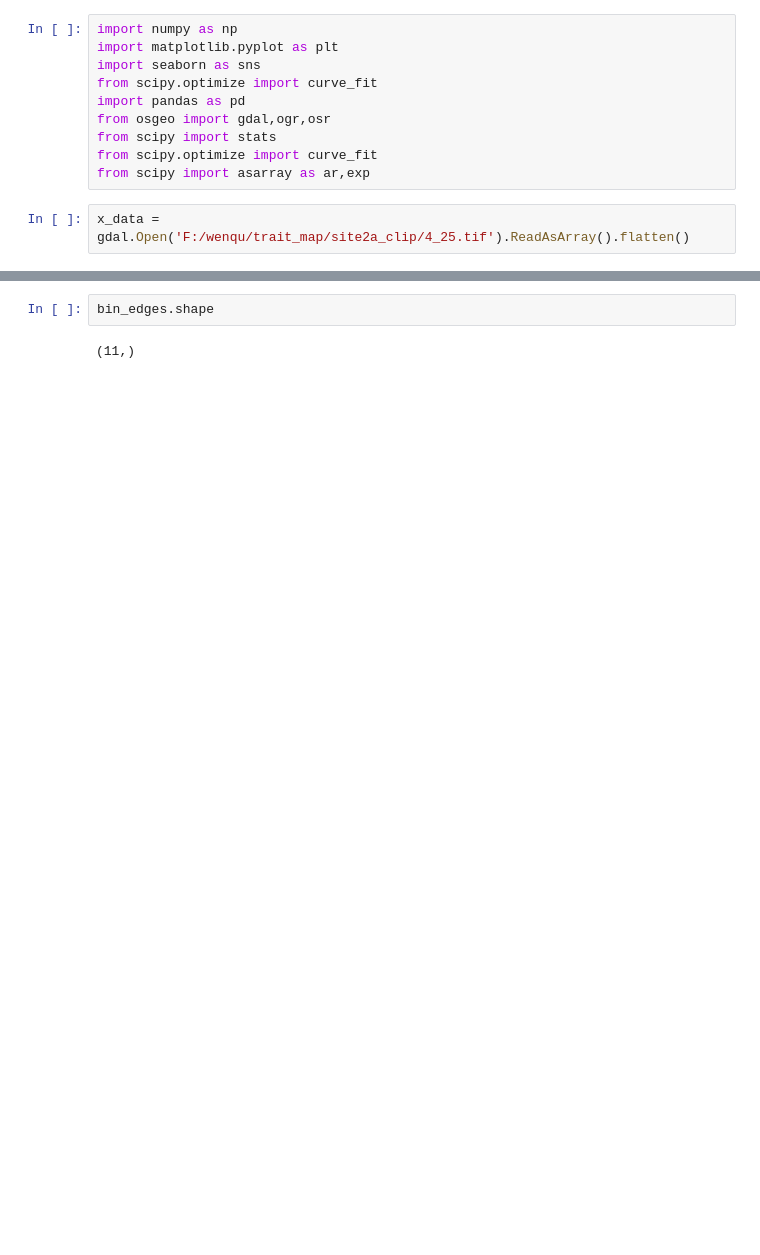
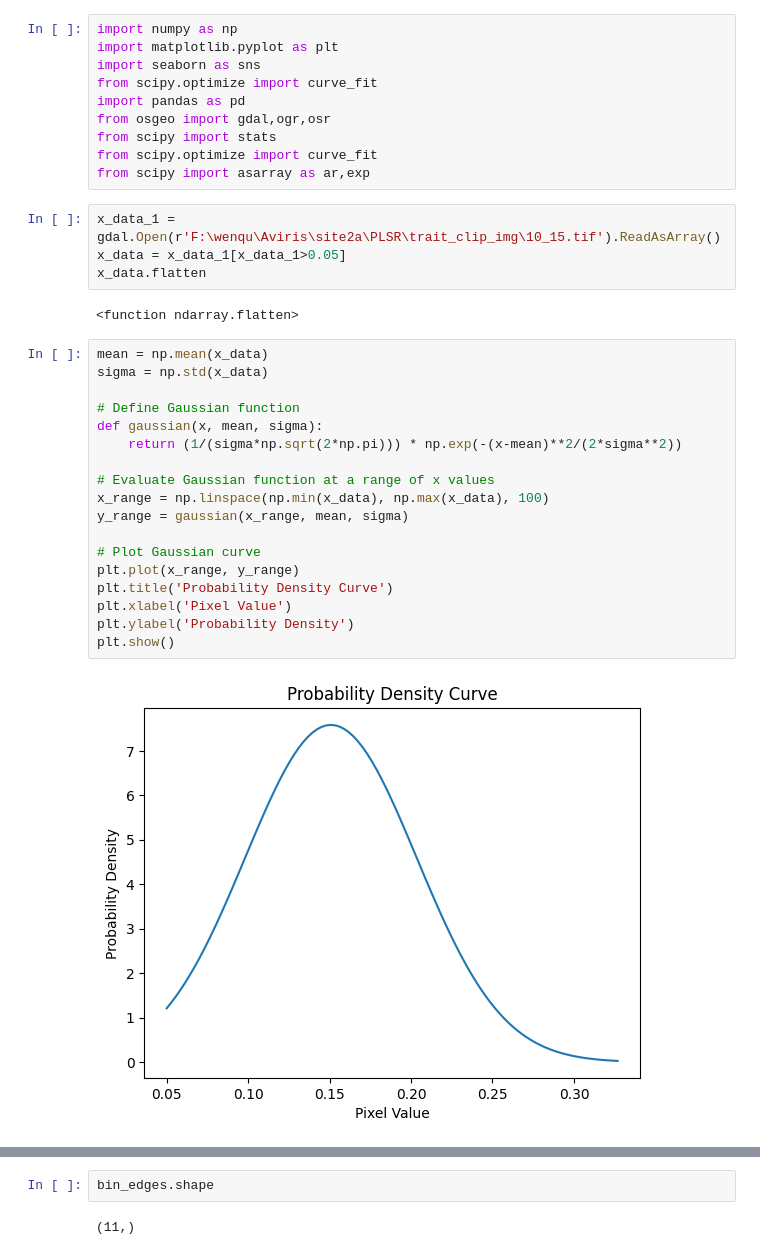
Before and after one commit to wenquchen/hytools, a Jupyter notebook: guassian_pdf.ipynb, the cells around one changed output, grey strips where cells are left out. Saved outputs shown, nothing was run; the diff lists cells and outputs as text; blank space fills up the shorter version.

```diff
--- a/guassian_pdf.ipynb
+++ b/guassian_pdf.ipynb
@@ -9,4 +9,28 @@ from scipy import stats
 from scipy.optimize import curve_fit
 from scipy import asarray as ar,exp
 # %%
-x_data = gdal.Open('F:/wenqu/trait_map/site2a_clip/4_25.tif').ReadAsArray().flatten()
+x_data_1 = gdal.Open(r'F:\wenqu\Aviris\site2a\PLSR\trait_clip_img\10_15.tif').ReadAsArray()
+x_data = x_data_1[x_data_1>0.05]
+x_data.flatten
+# %% [output]
+<function ndarray.flatten>
+# %%
+mean = np.mean(x_data)
+sigma = np.std(x_data)
+
+# Define Gaussian function
+def gaussian(x, mean, sigma):
+    return (1/(sigma*np.sqrt(2*np.pi))) * np.exp(-(x-mean)**2/(2*sigma**2))
+
+# Evaluate Gaussian function at a range of x values
+x_range = np.linspace(np.min(x_data), np.max(x_data), 100)
+y_range = gaussian(x_range, mean, sigma)
+
+# Plot Gaussian curve
+plt.plot(x_range, y_range)
+plt.title('Probability Density Curve')
+plt.xlabel('Pixel Value')
+plt.ylabel('Probability Density')
+plt.show()
+# %% [output]
+[figure, added]
```
Also changed, not shown: parts of 13 cells of this notebook.
